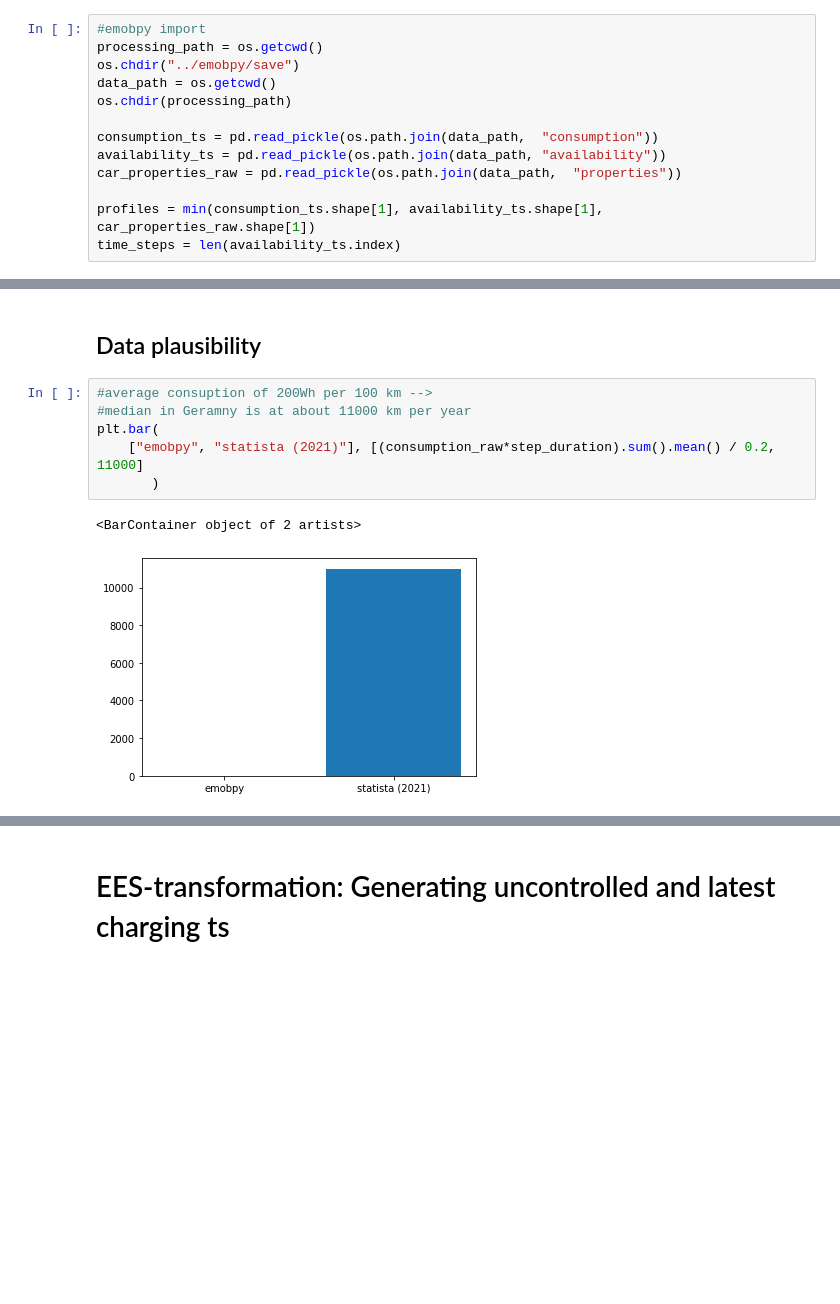
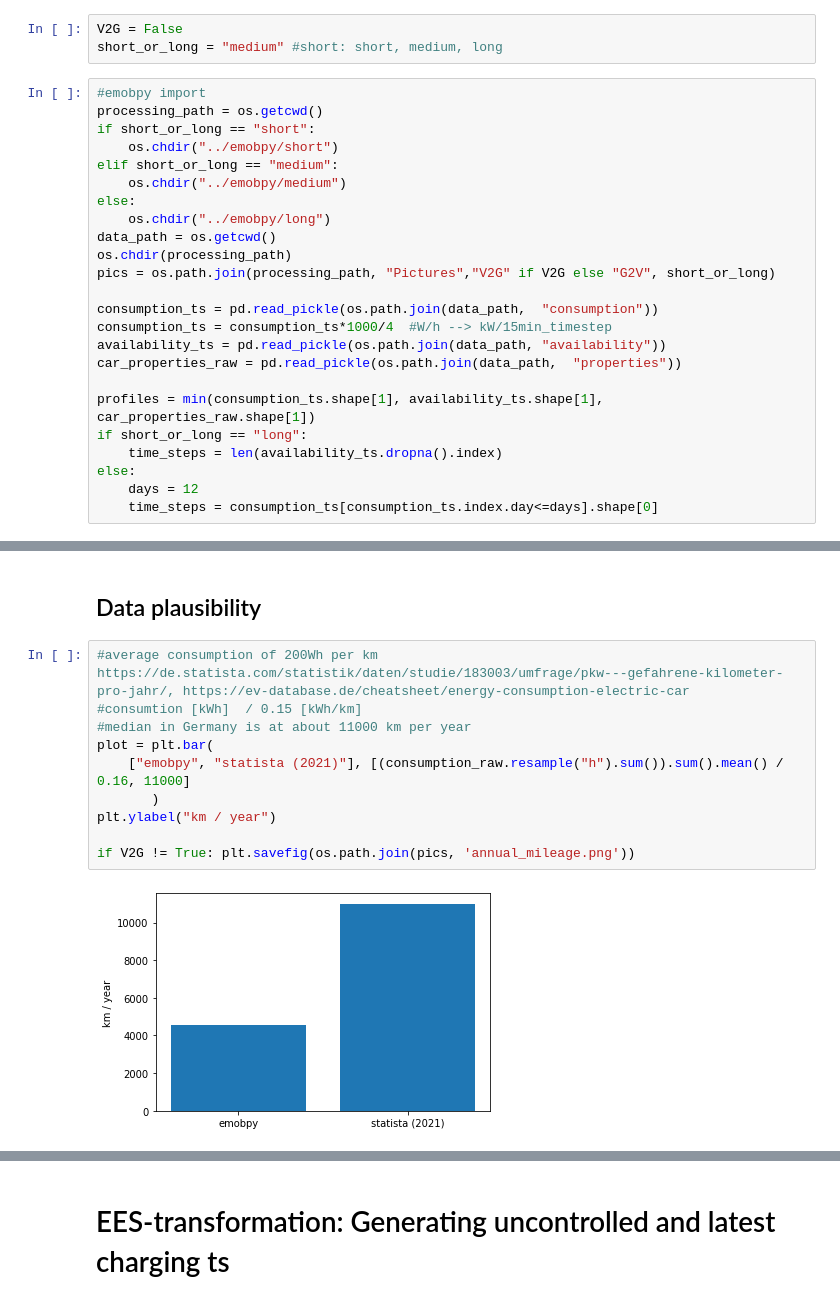
Before and after one commit to jmuessel/VirtualStorageEV, a Jupyter notebook: Aggregation/EES_Preprocessing.ipynb, the cells around one changed output, grey strips where cells are left out. Cells and saved outputs as stored; diff of their text form; blank space fills up the shorter version.

```diff
--- a/Aggregation/EES_Preprocessing.ipynb
+++ b/Aggregation/EES_Preprocessing.ipynb
@@ -27,16 +25,30 @@ V2G = False
+# %%
+V2G = False
+short_or_long = "medium" #short: short, medium, long
 # %%
 #emobpy import
 processing_path = os.getcwd()
-os.chdir("../emobpy/save")
+if short_or_long == "short":
+    os.chdir("../emobpy/short")
+elif short_or_long == "medium":
+    os.chdir("../emobpy/medium")
+else:
+    os.chdir("../emobpy/long")
 data_path = os.getcwd()
 os.chdir(processing_path)
+pics = os.path.join(processing_path, "Pictures","V2G" if V2G else "G2V", short_or_long)
 
 consumption_ts = pd.read_pickle(os.path.join(data_path,  "consumption"))
+consumption_ts = consumption_ts*1000/4  #W/h --> kW/15min_timestep
 availability_ts = pd.read_pickle(os.path.join(data_path, "availability"))
 car_properties_raw = pd.read_pickle(os.path.join(data_path,  "properties"))
 
 profiles = min(consumption_ts.shape[1], availability_ts.shape[1], car_properties_raw.shape[1])
-time_steps = len(availability_ts.index)
+if short_or_long == "long":
+    time_steps = len(availability_ts.dropna().index)
+else:
+    days = 12
+    time_steps = consumption_ts[consumption_ts.index.day<=days].shape[0]
 # %%
 #consumption = pd.DataFrame(data = np.array([[0, 0.5], [0, 0.5], [0.5, 0], [0.5, 0]]), columns = ["c_1[kW]", "c_2[kW]"])
 #power = pd.DataFrame(pd.DataFrame(data = np.array([[1, 0], [1, 0], [0, 1], [0, 1]]), columns = ["p_1 [kW]", "p_2 [kW]"]))
@@ -55,14 +67,17 @@ soc_min = 0 ##level that should preferably be reached as soon as possible
 # %% [markdown]
 ## Data plausibility
 # %%
-#average consuption of 200Wh per 100 km -->
-#median in Geramny is at about 11000 km per year
-plt.bar(
-    ["emobpy", "statista (2021)"], [(consumption_raw*step_duration).sum().mean() / 0.2, 11000]
+#average consumption of 200Wh per km  https://de.statista.com/statistik/daten/studie/183003/umfrage/pkw---gefahrene-kilometer-pro-jahr/, https://ev-database.de/cheatsheet/energy-consumption-electric-car
+#consumtion [kWh]  / 0.15 [kWh/km]
+#median in Germany is at about 11000 km per year
+plot = plt.bar(
+    ["emobpy", "statista (2021)"], [(consumption_raw.resample("h").sum()).sum().mean() / 0.16, 11000]
        )
+plt.ylabel("km / year")
+
+if V2G != True: plt.savefig(os.path.join(pics, 'annual_mileage.png'))
 # %% [output]
-<BarContainer object of 2 artists>
-[figure, old version]
+[figure, new version]
 # %%
 #power ratings are mostly between 3 and 20 kW
 ax = plt.boxplot(
```
Also changed, not shown: parts of 54 cells of this notebook, 1 other file.
